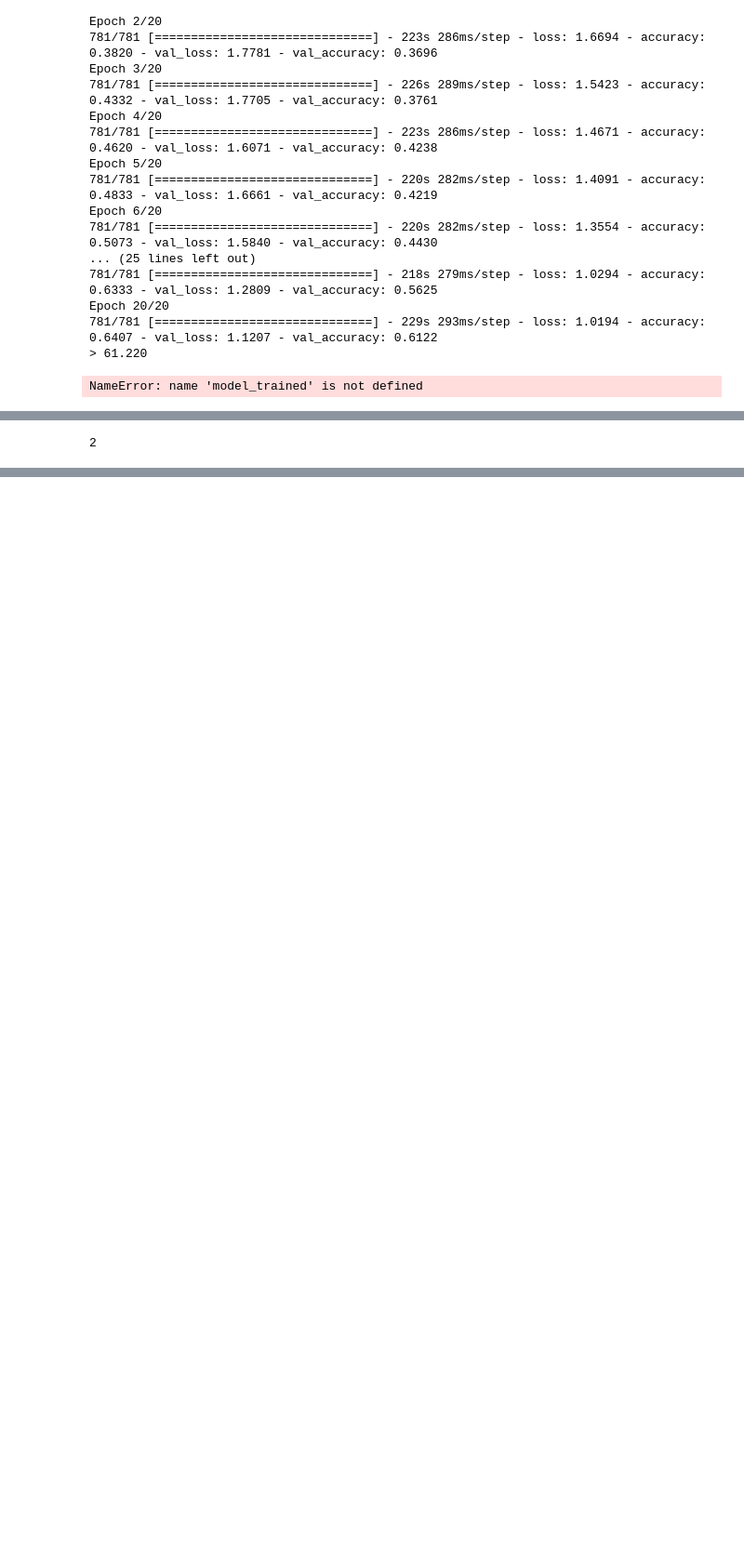
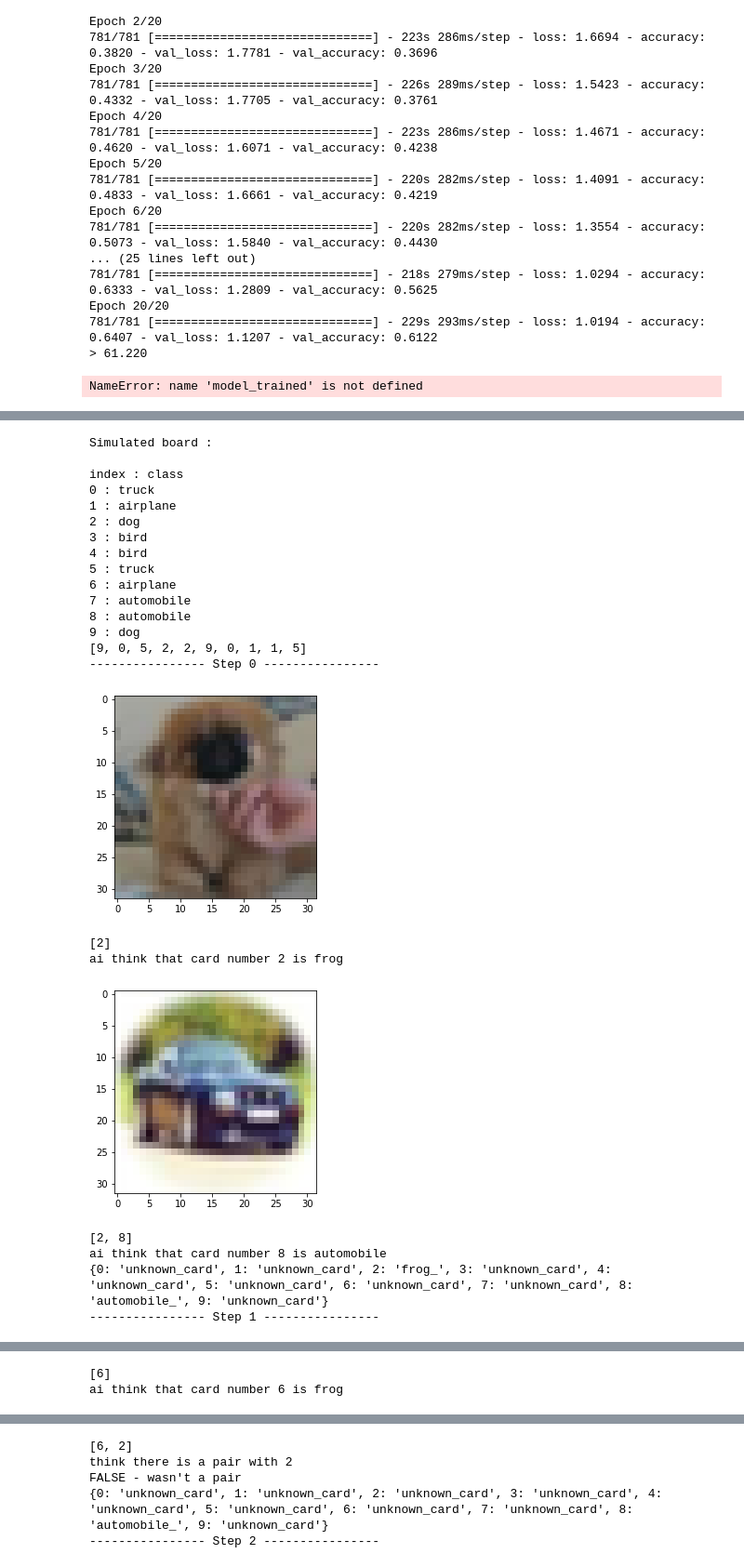
Before and after one commit to ebbaRickard/ProjetIntegrateur, a Jupyter notebook: trainingAI.ipynb, the cells around one changed output, grey strips where cells are left out. Shown at 93% size. Drawn from its saved outputs; the diff is of its cells as text; code cells hidden in the pictures; blank space fills up the shorter version.

Commit message:
Add files via upload
add main_ai in the training file

```diff
--- a/trainingAI.ipynb
+++ b/trainingAI.ipynb
@@ -212,5 +219,6 @@ model = keras.models.load_model('model_trained')
 # %%
-prediction = model.predict(test_data[5:100])
+prediction = model.predict(test_data[5:6])
+print(np.shape(test_data[5:6]))
 print(np.argmax(prediction, axis = 1))
-print(test_labels[5:100])
+print(test_labels[5:6])
 # %% [output]
@@ -248,3 +255,8 @@ def detection(image, background_color, backside_color):
     for card in card_list:
         if compareCard(card,BACKSIDE_COLOR) == 0:
             return card
+# %%
+def getListIndexLabeled(memory):
+    return [k for k,v in enumerate(memory) if(memory[k].split("_")[1]!="valid" and memory[k].split("_")[1]!="card")]
+
+getListIndexLabeled(["unknown_card"])
@@ -291,9 +500,32 @@ class Main_AI():
-# %%
-ai  = Main_AI(3)
-ai.run()
-# %% [output]
-2
 # %%
+import warnings
+warnings.filterwarnings('ignore')
 def main():
-    ai  = Main_AI(3)
+    ai  = Main_AI(10)
     ai.run()
+
+main()
+# %% [output]
+Simulated board :
+
+index : class
+0 : truck
+1 : airplane
+2 : dog
+3 : bird
+4 : bird
+5 : truck
+6 : airplane
+7 : automobile
+8 : automobile
+9 : dog
+[9, 0, 5, 2, 2, 9, 0, 1, 1, 5]
+---------------- Step 0 ----------------
+[figure, added]
+[2]
+ai think that card number 2 is frog
+[figure, added]
+[2, 8]
+ai think that card number 8 is automobile
+{0: 'unknown_card', 1: 'unknown_card', 2: 'frog_', 3: 'unknown_card', 4: 'unknown_card', 5: 'unknown_card', 6: 'unknown_card', 7: 'unknown_card', 8: 'automobile_', 9: 'unknown_card'}
+---------------- Step 1 ----------------
@@ -299,0 +533,2 @@ def main():
+[6]
+ai think that card number 6 is frog
@@ -299,0 +536,5 @@ def main():
+[6, 2]
+think there is a pair with 2
+FALSE - wasn't a pair
+{0: 'unknown_card', 1: 'unknown_card', 2: 'unknown_card', 3: 'unknown_card', 4: 'unknown_card', 5: 'unknown_card', 6: 'unknown_card', 7: 'unknown_card', 8: 'automobile_', 9: 'unknown_card'}
+---------------- Step 2 ----------------
```
Also changed, not shown: parts of 9 cells of this notebook.
